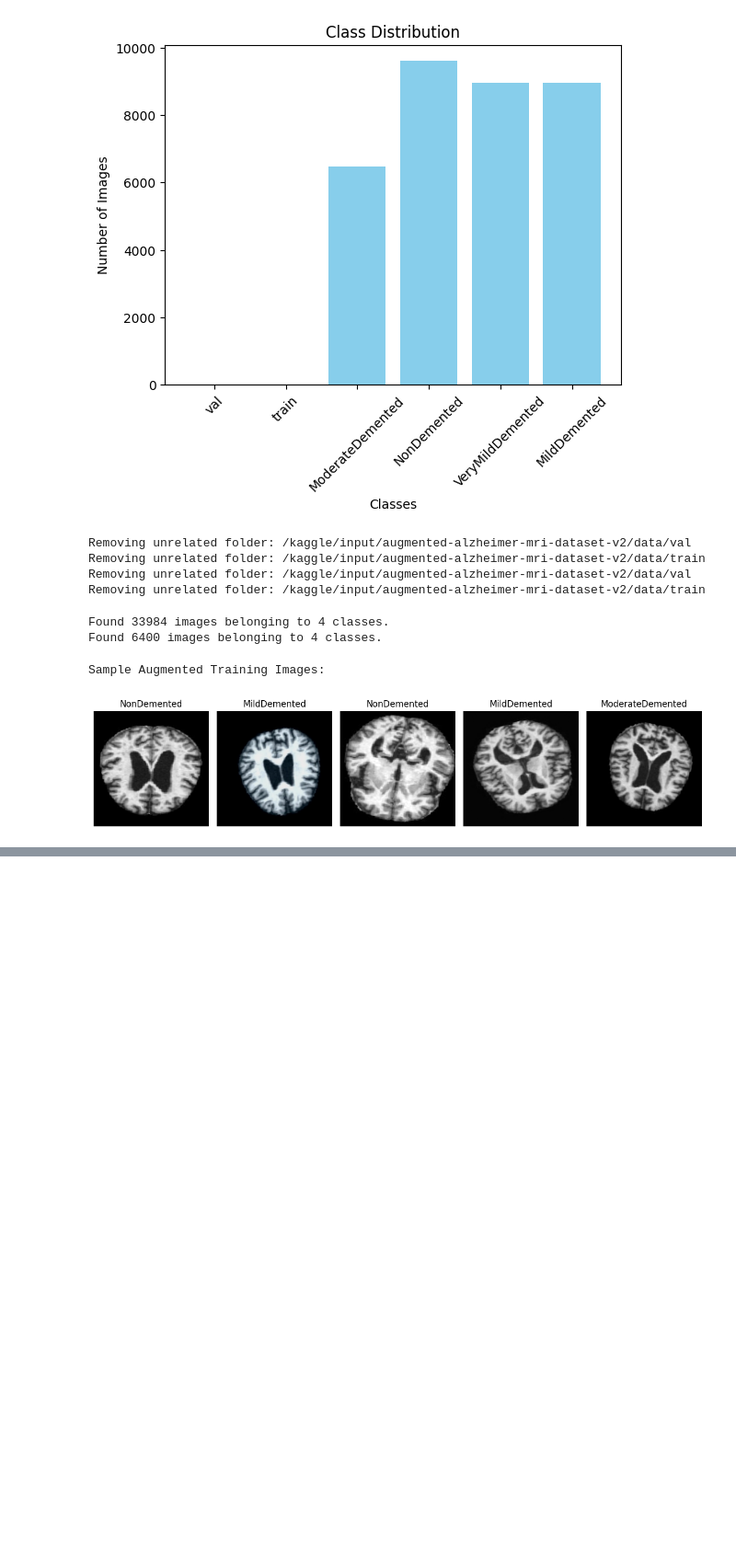
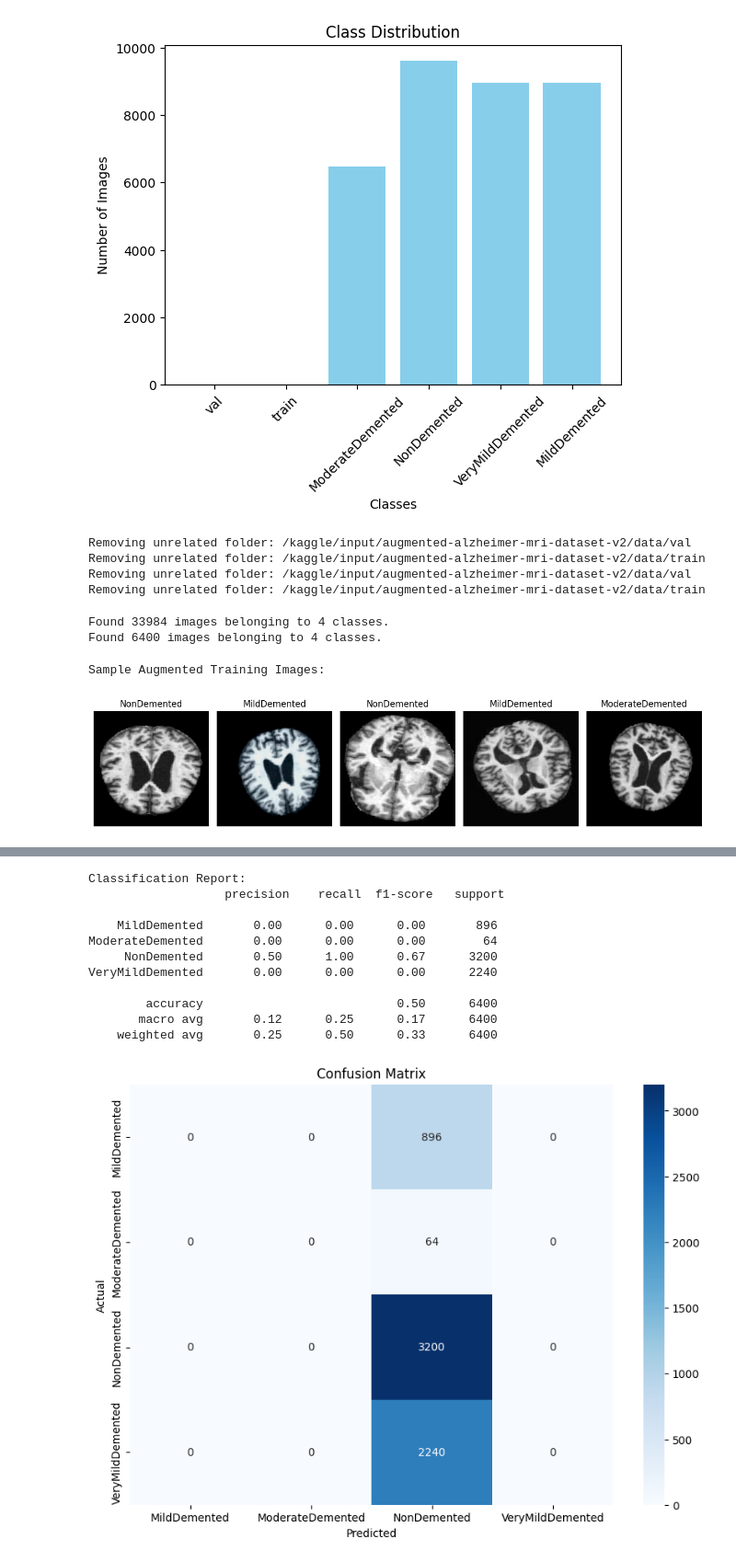
Before and after one commit to PranavDixit2/Dementia, a Jupyter notebook: Alz_V1.ipynb, the cells around one changed output, grey strips where cells are left out. Shown at 92% size. Saved outputs shown, nothing was run; the diff lists cells and outputs as text; code cells hidden in the pictures; blank space fills up the shorter version.

Commit message:
EDA Primary Model Performance

```diff
--- a/Alz_V1.ipynb
+++ b/Alz_V1.ipynb
@@ -262,0 +283,14 @@ Sample Augmented Training Images:
+# %%
+# Step 2: Train the Model
+callbacks = [
+    EarlyStopping(patience=5, restore_best_weights=True),
+    ModelCheckpoint('/content/best_model.h5', save_best_only=True),
+    ReduceLROnPlateau(patience=3)
+]
+
+history = model.fit(
+    train_generator,
+    validation_data=val_generator,
+    epochs=5,
+    callbacks=callbacks
+)
@@ -262,0 +310,21 @@ Sample Augmented Training Images:
+# %%
+# Step 11: Evaluate the Model
+print("Evaluating the model...")
+val_predictions = model.predict(val_generator)
+val_predictions_classes = np.argmax(val_predictions, axis=1)
+
+# Generate classification report
+true_classes = val_generator.classes
+class_labels = list(val_generator.class_indices.keys())
+report = classification_report(true_classes, val_predictions_classes, target_names=class_labels)
+print("Classification Report:\n", report)
+
+# Confusion matrix
+cm = confusion_matrix(true_classes, val_predictions_classes)
+plt.figure(figsize=(10, 7))
+sns.heatmap(cm, annot=True, fmt='d', cmap='Blues', xticklabels=class_labels, yticklabels=class_labels)
+plt.ylabel('Actual')
+plt.xlabel('Predicted')
+plt.title('Confusion Matrix')
+plt.show()
+# %% [output]
@@ -262,0 +333,12 @@ Sample Augmented Training Images:
+Classification Report:
+                   precision    recall  f1-score   support
+
+    MildDemented       0.00      0.00      0.00       896
+ModerateDemented       0.00      0.00      0.00        64
+     NonDemented       0.50      1.00      0.67      3200
+VeryMildDemented       0.00      0.00      0.00      2240
+
+        accuracy                           0.50      6400
+       macro avg       0.12      0.25      0.17      6400
+    weighted avg       0.25      0.50      0.33      6400
+[figure, added]
```
Also changed, not shown: parts of 3 cells of this notebook.
